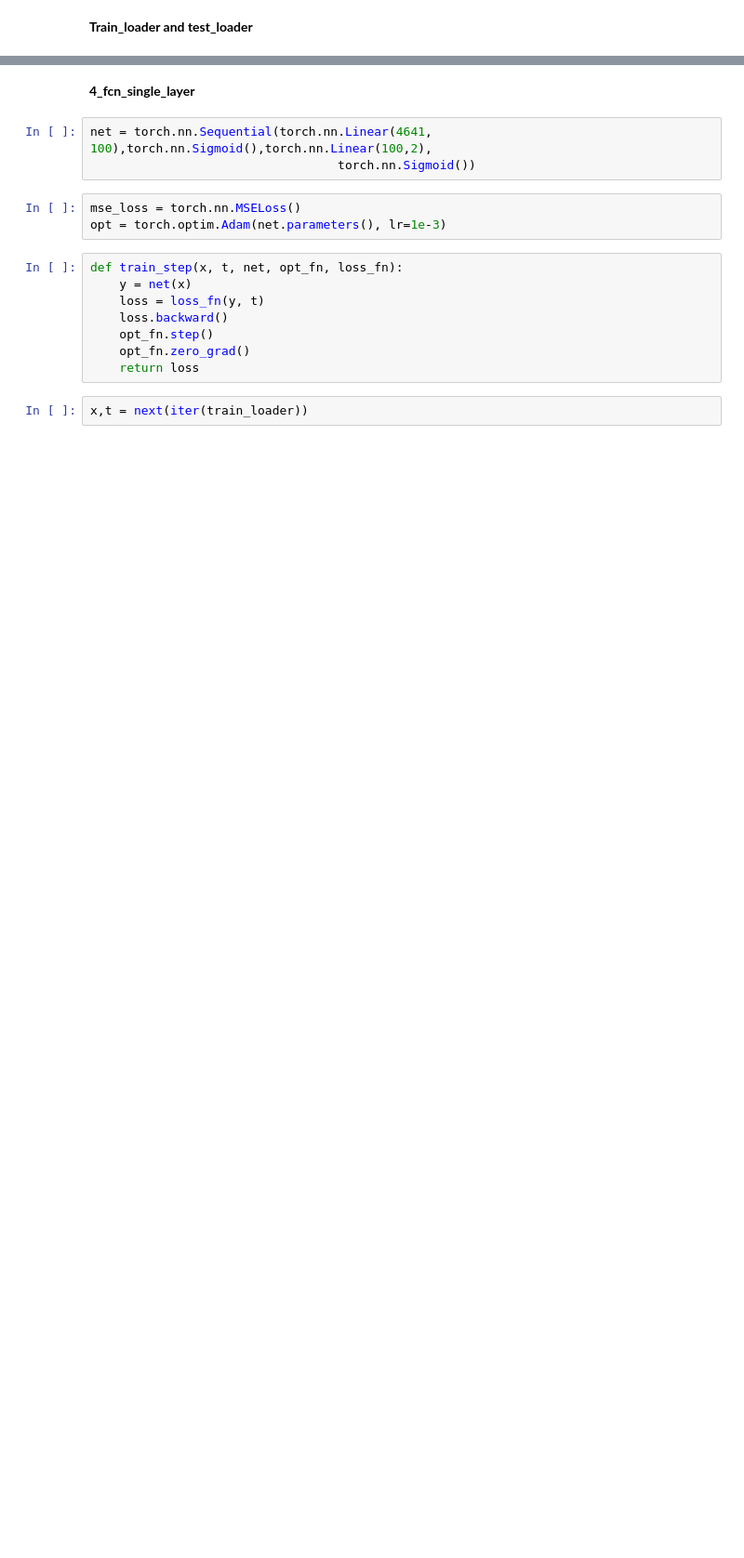
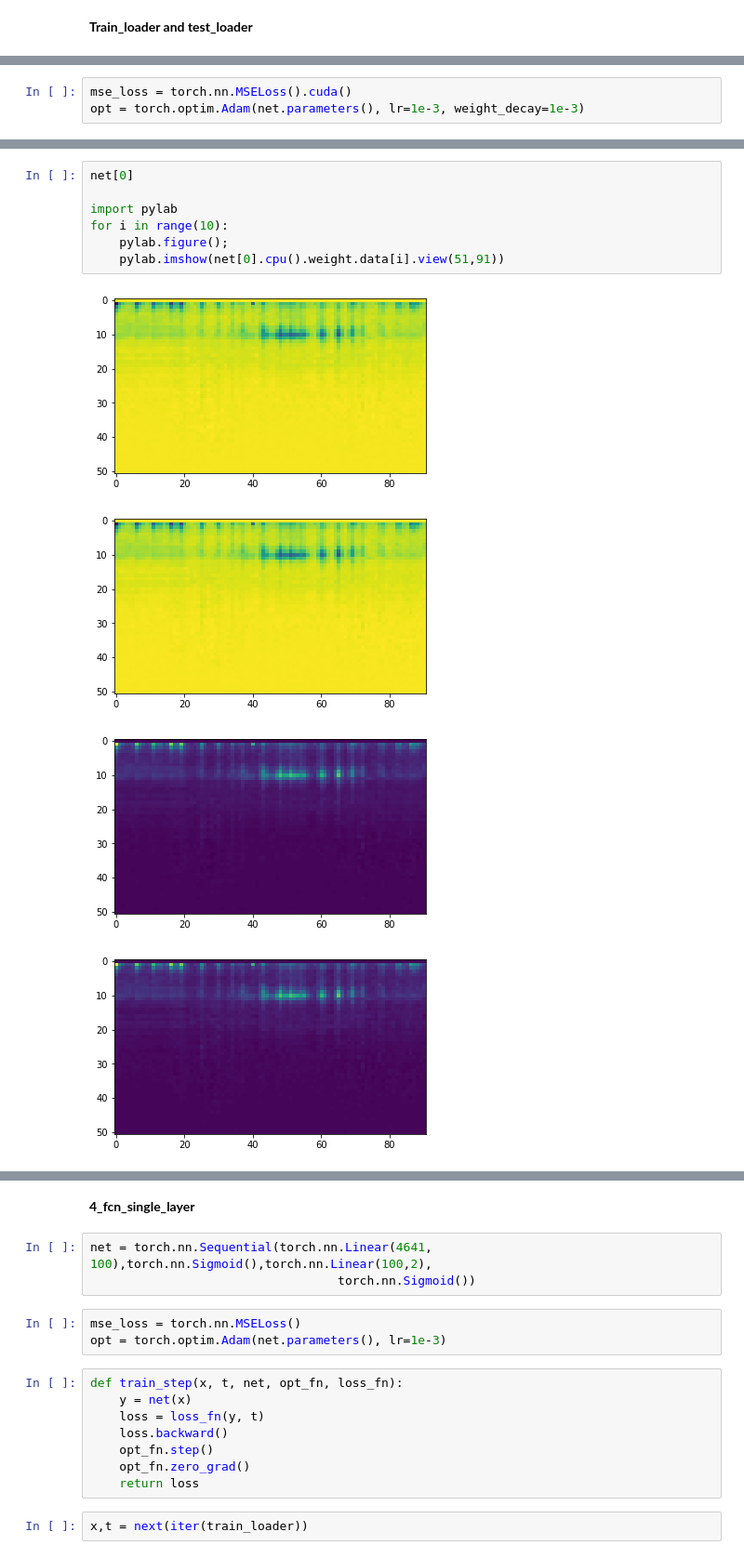
Before and after one commit to zhibinz2/Neural-Networks-and-Machine-Learning, a Jupyter notebook: ZHIBIN_Final_Project.ipynb, the cells around one changed output, grey strips where cells are left out. Shown at 93% size. Saved outputs shown, nothing was run; the diff lists cells and outputs as text; blank space fills up the shorter version.

```diff
--- a/ZHIBIN_Final_Project.ipynb
+++ b/ZHIBIN_Final_Project.ipynb
@@ -146,0 +228,3 @@ len(train_loader)
+# %%
+mse_loss = torch.nn.MSELoss().cuda()
+opt = torch.optim.Adam(net.parameters(), lr=1e-3, weight_decay=1e-3)
@@ -146,0 +352,12 @@ len(train_loader)
+# %%
+net[0]
+
+import pylab
+for i in range(10):
+    pylab.figure();
+    pylab.imshow(net[0].cpu().weight.data[i].view(51,91))
+# %% [output]
+[figure, added]
+[figure, added]
+[figure, added]
+[figure, added]
```
Also changed, not shown: parts of 79 cells of this notebook.
